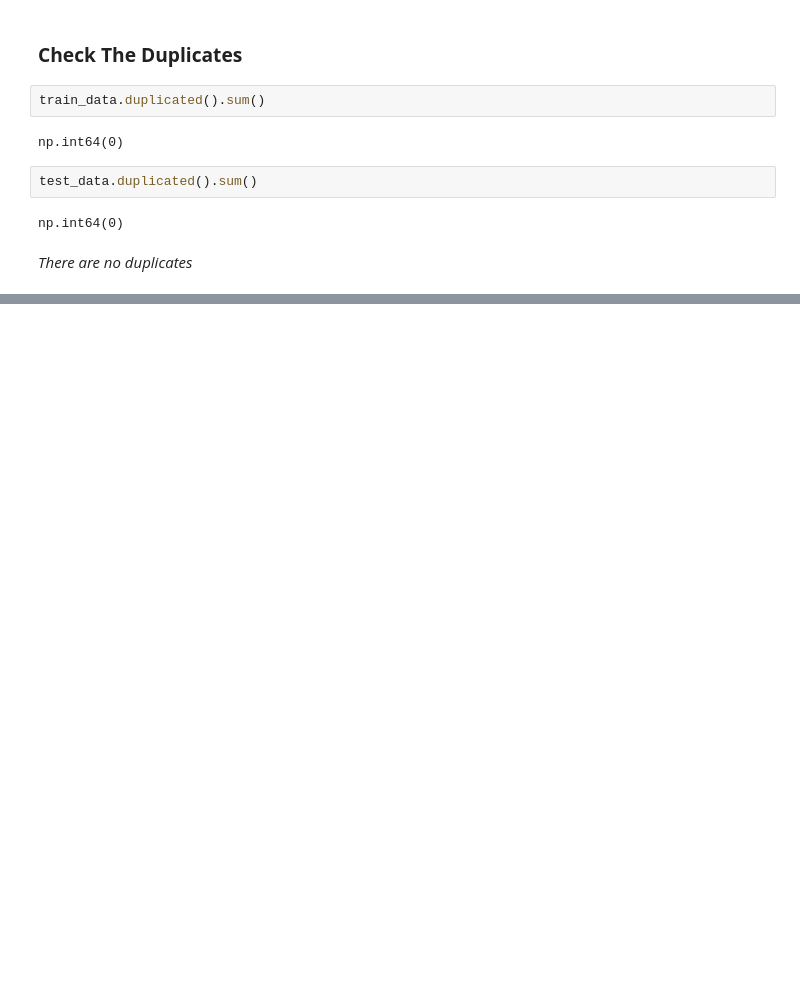
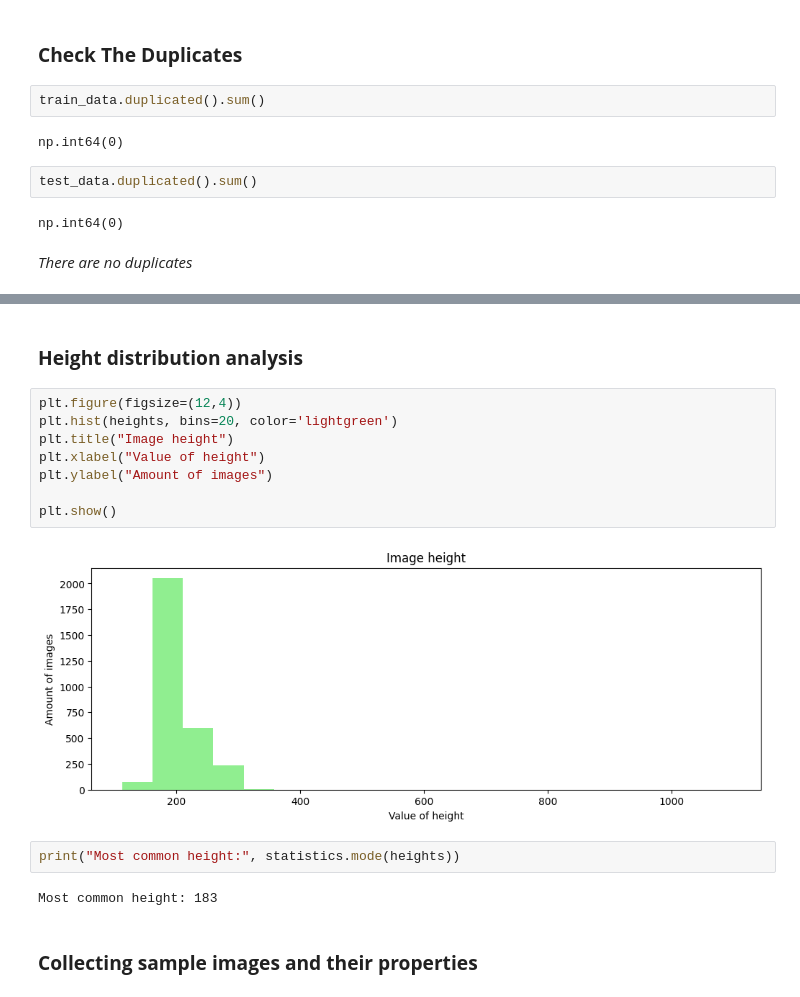
Before and after one commit to khrystynaPeniak/deep-learning-project-multiclass-classification, a Jupyter notebook: mashroom-vision.ipynb, the cells around one changed output, grey strips where cells are left out. Cells and saved outputs as stored; diff of their text form; blank space fills up the shorter version.

```diff
--- a/mashroom-vision.ipynb
+++ b/mashroom-vision.ipynb
@@ -158,0 +227,18 @@ np.int64(0)
+# %% [markdown]
+### **Height distribution analysis**
+# %%
+plt.figure(figsize=(12,4))
+plt.hist(heights, bins=20, color='lightgreen')
+plt.title("Image height")
+plt.xlabel("Value of height")
+plt.ylabel("Amount of images")
+
+plt.show()
+# %% [output]
+[figure, added]
+# %%
+print("Most common height:", statistics.mode(heights))
+# %% [output]
+Most common height: 183
+# %% [markdown]
+### **Collecting sample images and their properties**
```
Also changed, not shown: parts of 14 cells of this notebook.
